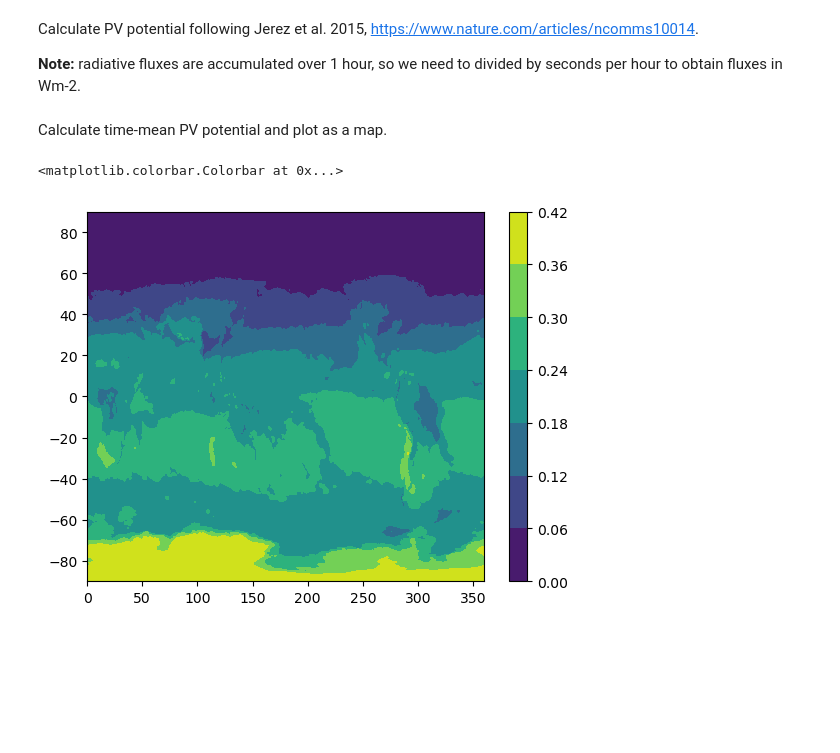
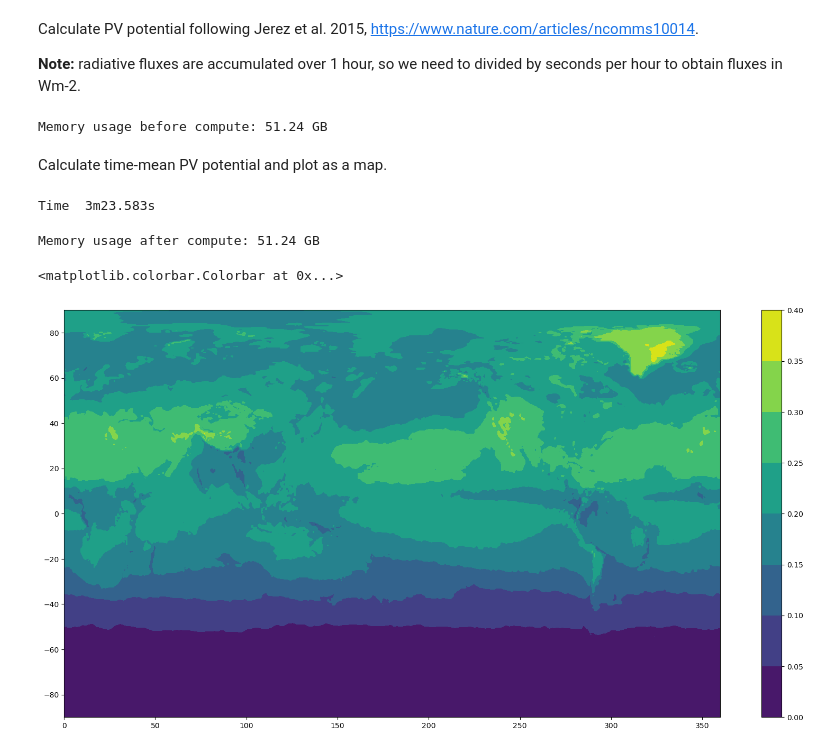
Before and after one commit to laq/msc-intro-computational-meteorology-exercises-w2024, a Jupyter notebook: analysis/exercise_20241022.ipynb, the cells around one changed output. Cells and saved outputs as stored; diff of their text form; code cells hidden in the pictures; blank space fills up the shorter version.

```diff
--- a/analysis/exercise_20241022.ipynb
+++ b/analysis/exercise_20241022.ipynb
@@ -11,0 +10,11 @@ Load data for Jan and Feb 1979.
+# %%
+year = 2000
+months = range(6,9)
+files = []
+
+files = [f"era5-{year}-{month:02}.nc" for month in months]
+
+files_path = [path+f for f in files]
+
+print(f"Load data for {year=} {months=}")
+files_path
@@ -12,2 +26,2 @@ Load data for Jan and Feb 1979.
 # %%
-ds=xr.open_mfdataset([path+"era5-1979-01.nc", path+"era5-1979-02.nc"])
+ds=xr.open_mfdataset(files_path)
@@ -36,13 +244,29 @@ p_r = 1 + beta*(T_cell-25)
 
 # pv potential
 pv_pot = p_r * ds.ssrd/(sechour) * 1/1000
+# %%
+print(f"Memory usage before compute: {ds.nbytes / (1024 ** 3):.2f} GB")  # Convert to GB
+# %% [output]
+Memory usage before compute: 51.24 GB
 # %% [markdown]
 Calculate time-mean PV potential and plot as a map.
 # %%
+import time
+start_time = time.time()
 pv_pot_tmean = pv_pot.mean("valid_time").compute()
+end_time = time.time()
+compute_time = end_time - start_time
+print(f"Time  {compute_time//60:.0f}m{compute_time%60:.3f}s")
+# %% [output]
+Time  3m23.583s
+# %%
+print(f"Memory usage after compute: {ds.nbytes / (1024 ** 3):.2f} GB")  # Convert to GB
+# %% [output]
+Memory usage after compute: 51.24 GB
 # %%
+plt.figure(figsize=(20, 10))
 plt.contourf(ds.longitude, ds.latitude, pv_pot_tmean)
 plt.colorbar()
 # %% [output]
 <matplotlib.colorbar.Colorbar at 0x...>
-[figure, old version]
+[figure, new version]
```
Also changed, not shown: parts of 7 cells of this notebook, 1 other file.
